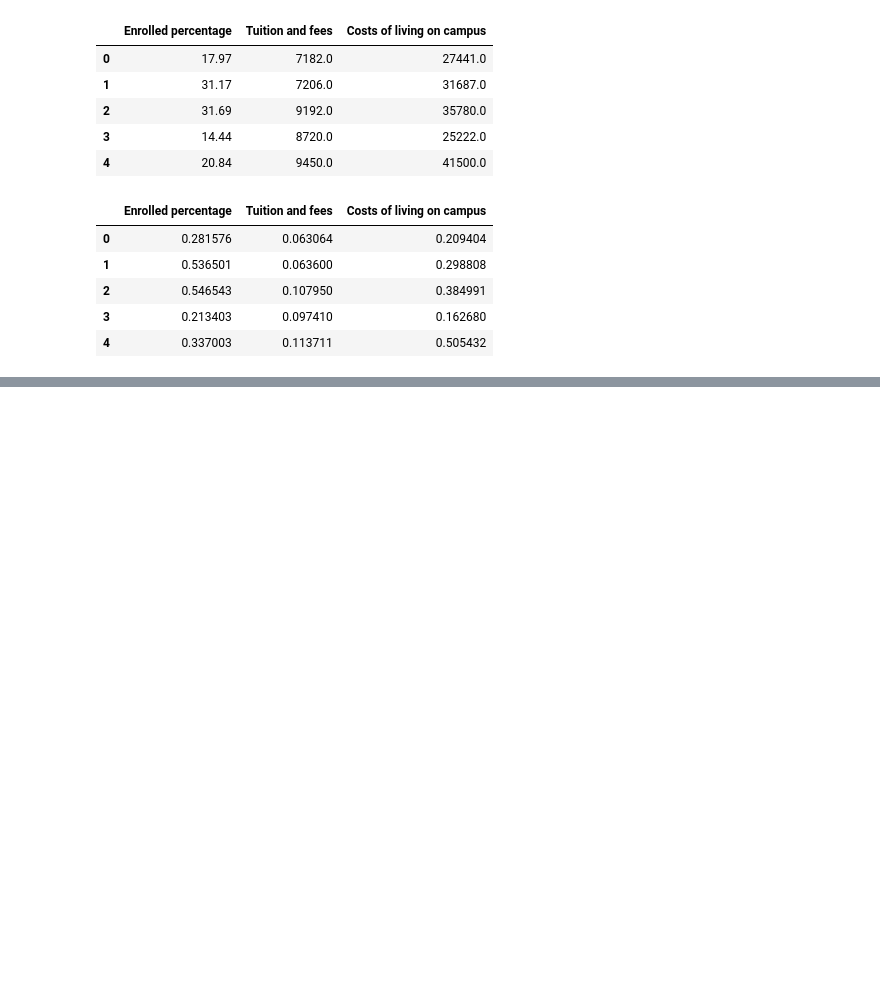
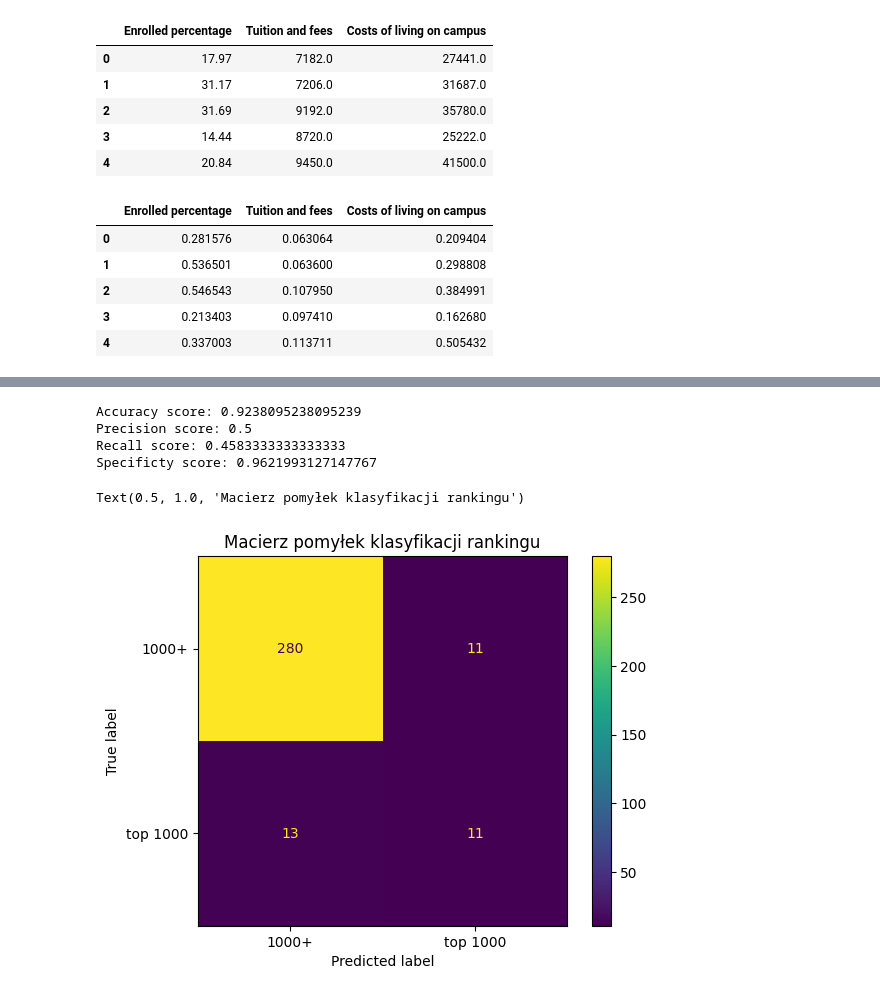
Before and after one commit to m-orlewski/american-universities-eda, a Jupyter notebook: Projekt.ipynb, the cells around one changed output, grey strips where cells are left out. Drawn from its saved outputs; the diff is of its cells as text; code cells hidden in the pictures; blank space fills up the shorter version.

```diff
--- a/Projekt.ipynb
+++ b/Projekt.ipynb
@@ -316,0 +353,32 @@ Average $ to pay for school in cluster 2 ->  40318.90329218107
+# %%
+scaler = MinMaxScaler()
+X = scaler.fit_transform(X)
+# %%
+label_encoder = LabelEncoder()
+y = label_encoder.fit_transform(y) # 1000+ -> 0, top 1000 -> 1
+# %%
+X_train, X_test, y_train, y_test = train_test_split(X, y, test_size=0.25)
+# %%
+knn_classifier = KNeighborsClassifier(n_neighbors=7)
+knn_classifier.fit(X_train, y_train)
+predictions = knn_classifier.predict(X_test)
+accuracy = accuracy_score(y_test, predictions)
+precision = precision_score(y_test, predictions)
+recall = recall_score(y_test, predictions)
+specificity = recall_score(y_test, predictions, pos_label=0)
+# %%
+print(f'Accuracy score: {accuracy}')
+print(f'Precision score: {precision}') # stosunek sklasyfikowanych poprawnie jako top 1000 do wszystkich poprawnie sklasyfikowanych top 1000 i błędnie sklasyfikowanych jako 1000+
+print(f'Recall score: {recall}')  # stosunek sklasyfikowanych poprawnie jako top 1000 do sklasyfikowanych błędnie jako 1000+ i błędnie jako top 1000
+print(f'Specificty score: {specificity}') # stosunek sklasyfikowanych poprawnie jako 1000+ do sklasyfikowanych poprawnie jako 1000+ i błędnie jako top 1000
+cm = confusion_matrix(y_test, predictions)
+disp = ConfusionMatrixDisplay(confusion_matrix=cm, display_labels=label_encoder.classes_)
+ax = disp.plot()
+ax.ax_.set_title('Macierz pomyłek klasyfikacji rankingu')
+# %% [output]
+Accuracy score: 0.9238095238095239
+Precision score: 0.5
+Recall score: 0.4583333333333333
+Specificty score: 0.9621993127147767
+Text(0.5, 1.0, 'Macierz pomyłek klasyfikacji rankingu')
+[figure, added]
```
Also changed, not shown: parts of 26 cells of this notebook, 3 other files.
